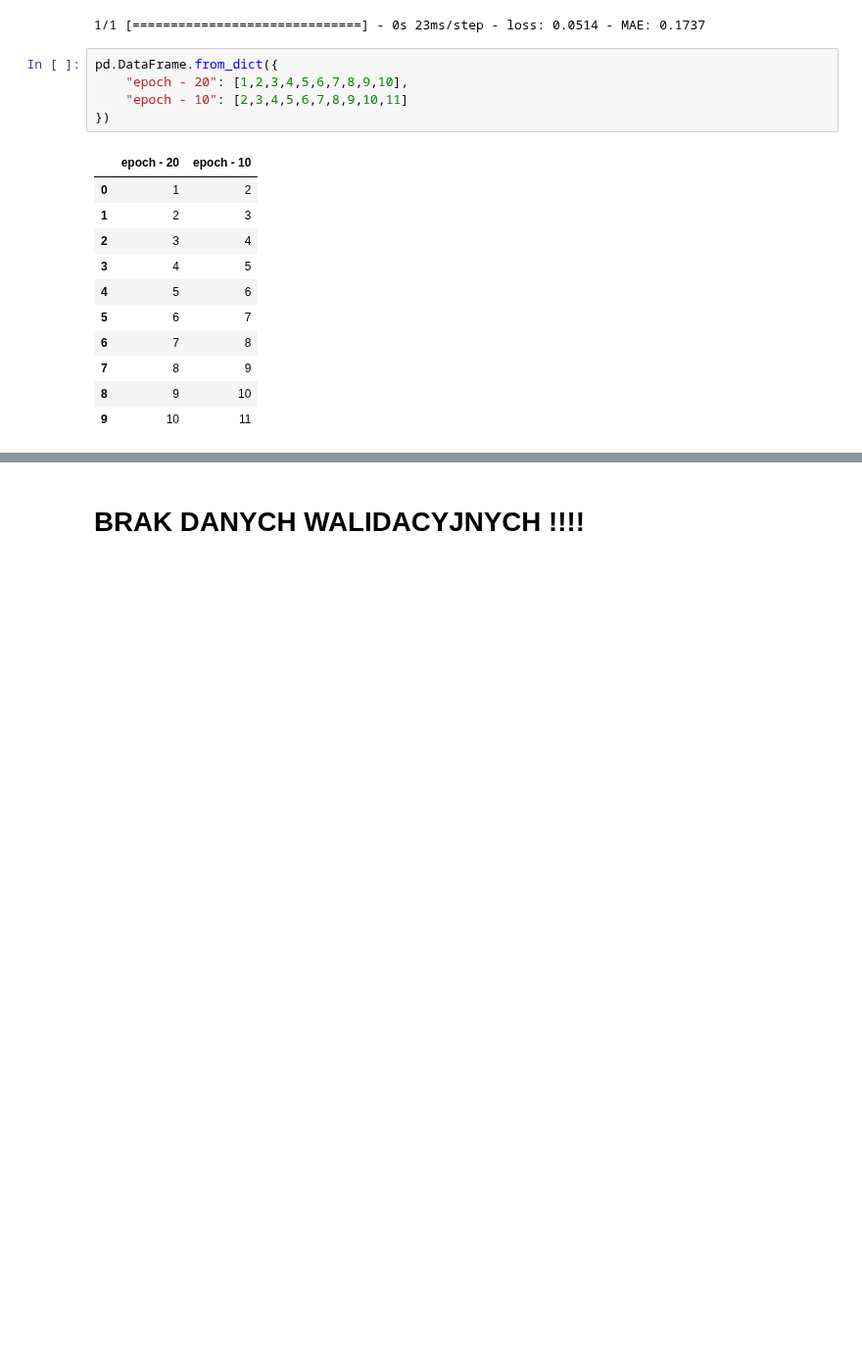
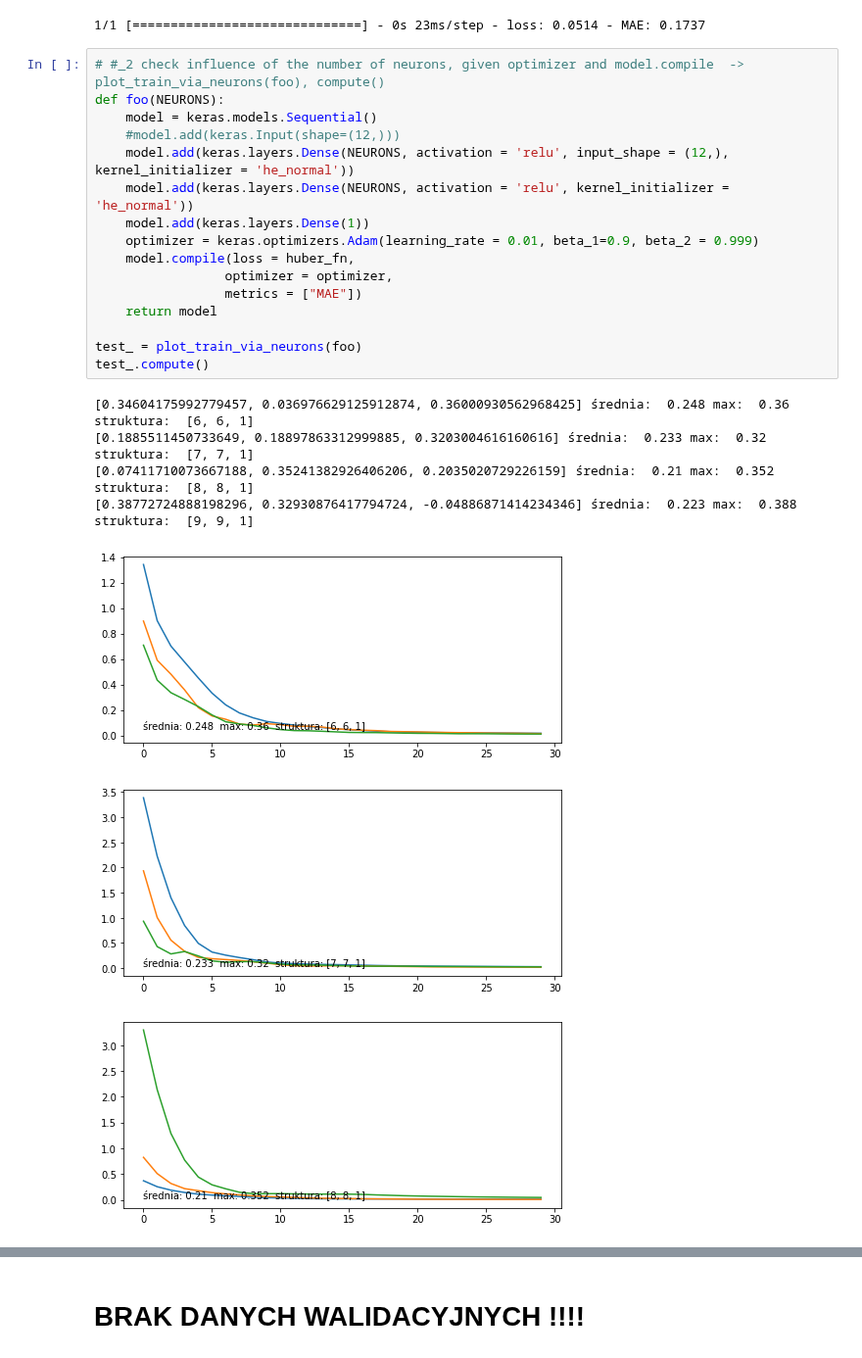
Before and after one commit to d-jus/tf_pipeline, a Jupyter notebook: SSN CRF - p & CRF - m.ipynb, the cells around one changed output, grey strips where cells are left out. Shown at 98% size. Saved outputs shown, nothing was run; the diff lists cells and outputs as text; blank space fills up the shorter version.

Commit message:
add - check influence of the number of neurons, given optimizer and model.compile

```diff
--- a/SSN CRF - p & CRF - m.ipynb
+++ b/SSN CRF - p & CRF - m.ipynb
@@ -247,20 +254,27 @@ list_output.add_out(*[            #keeps model outputs #_1 FIRST STEP - list_out
     None])
 # %% [output]
 1/1 [==============================] - 0s 23ms/step - loss: 0.0514 - MAE: 0.1737
-# %%
-pd.DataFrame.from_dict({
-    "epoch - 20": [1,2,3,4,5,6,7,8,9,10],
-    "epoch - 10": [2,3,4,5,6,7,8,9,10,11]
-})
-# %% [output]
-|  | epoch - 20 | epoch - 10 |
-| 0 | 1 | 2 |
-| 1 | 2 | 3 |
-| 2 | 3 | 4 |
-| 3 | 4 | 5 |
-| 4 | 5 | 6 |
-| 5 | 6 | 7 |
-| 6 | 7 | 8 |
-| 7 | 8 | 9 |
-| 8 | 9 | 10 |
-| 9 | 10 | 11 |
+# %%
+# #_2 check influence of the number of neurons, given optimizer and model.compile  -> plot_train_via_neurons(foo), compute()
+def foo(NEURONS):
+    model = keras.models.Sequential()
+    #model.add(keras.Input(shape=(12,)))
+    model.add(keras.layers.Dense(NEURONS, activation = 'relu', input_shape = (12,), kernel_initializer = 'he_normal'))
+    model.add(keras.layers.Dense(NEURONS, activation = 'relu', kernel_initializer = 'he_normal'))
+    model.add(keras.layers.Dense(1))
+    optimizer = keras.optimizers.Adam(learning_rate = 0.01, beta_1=0.9, beta_2 = 0.999)
+    model.compile(loss = huber_fn,
+                 optimizer = optimizer,
+                 metrics = ["MAE"])
+    return model
+
+test_ = plot_train_via_neurons(foo)
+test_.compute()
+# %% [output]
+[0.34604175992779457, 0.036976629125912874, 0.36000930562968425] średnia:  0.248 max:  0.36 struktura:  [6, 6, 1]
+[0.1885511450733649, 0.18897863312999885, 0.3203004616160616] średnia:  0.233 max:  0.32 struktura:  [7, 7, 1]
+[0.07411710073667188, 0.35241382926406206, 0.2035020729226159] średnia:  0.21 max:  0.352 struktura:  [8, 8, 1]
+[0.38772724888198296, 0.32930876417794724, -0.04886871414234346] średnia:  0.223 max:  0.388 struktura:  [9, 9, 1]
+[figure, added]
+[figure, added]
+[figure, added]
```
Also changed, not shown: parts of 21 cells of this notebook.
